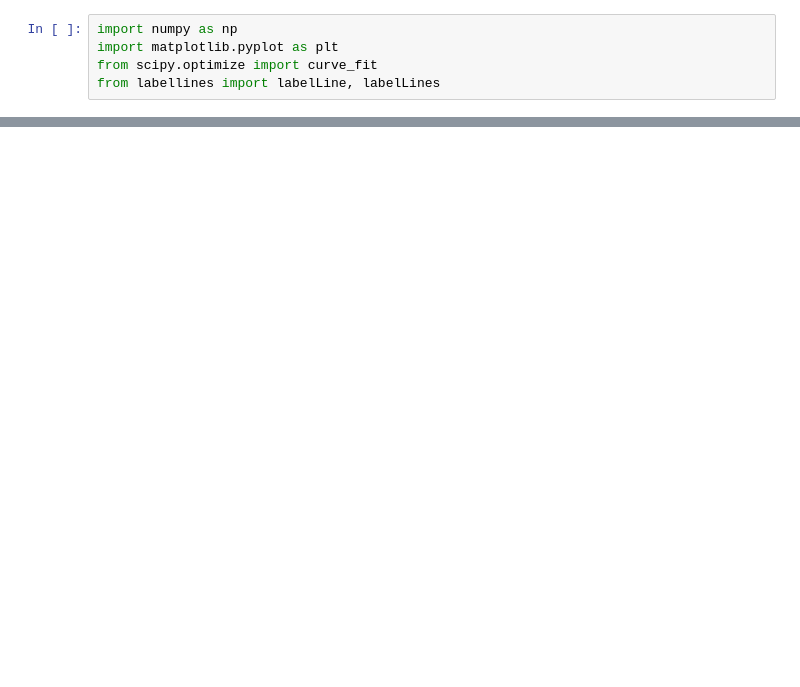
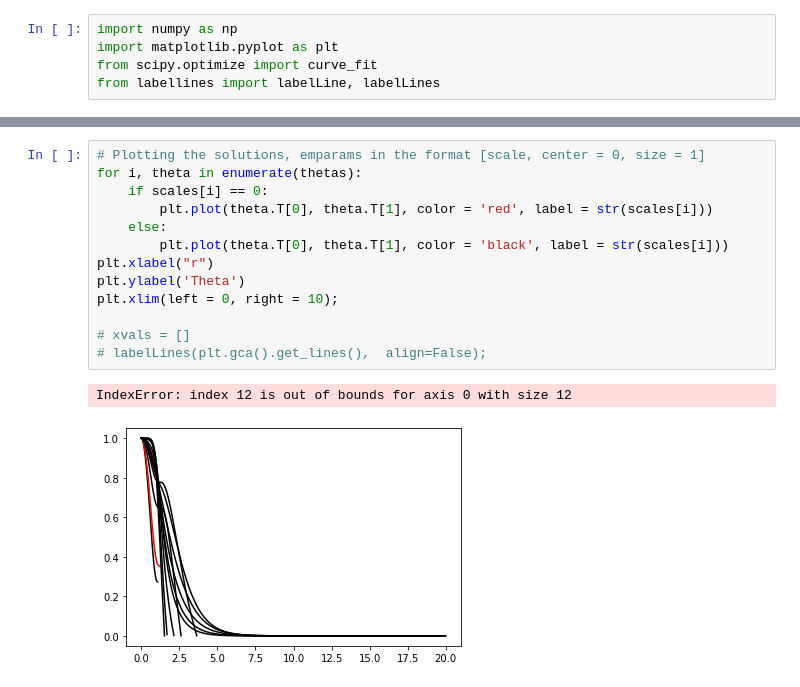
Before and after one commit to gsalinasphys/axionstars, a Jupyter notebook: dilute_ground_em.ipynb, the cells around one changed output, grey strips where cells are left out. Cells and saved outputs as stored; diff of their text form; blank space fills up the shorter version.

```diff
--- a/dilute_ground_em.ipynb
+++ b/dilute_ground_em.ipynb
@@ -127,0 +137,16 @@ for scale in scales:
+# %%
+# Plotting the solutions, emparams in the format [scale, center = 0, size = 1]
+for i, theta in enumerate(thetas):
+    if scales[i] == 0:
+        plt.plot(theta.T[0], theta.T[1], color = 'red', label = str(scales[i]))
+    else:
+        plt.plot(theta.T[0], theta.T[1], color = 'black', label = str(scales[i]))
+plt.xlabel("r")
+plt.ylabel('Theta')
+plt.xlim(left = 0, right = 10);
+
+# xvals = []
+# labelLines(plt.gca().get_lines(),  align=False);
+# %% [output]
+IndexError: index 12 is out of bounds for axis 0 with size 12
+[figure, added]
```
Also changed, not shown: parts of 6 cells of this notebook, 17 other files.
